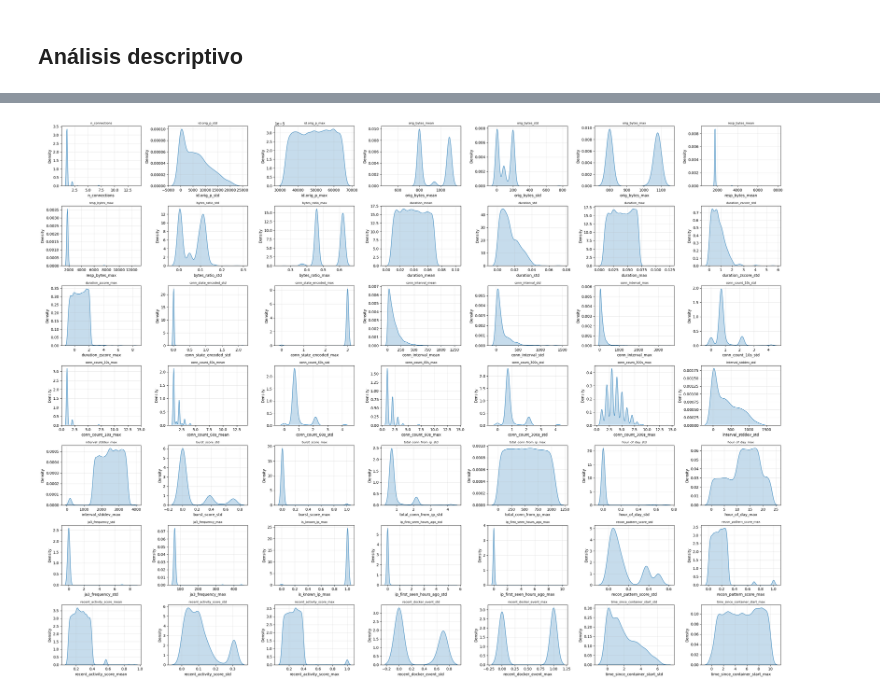
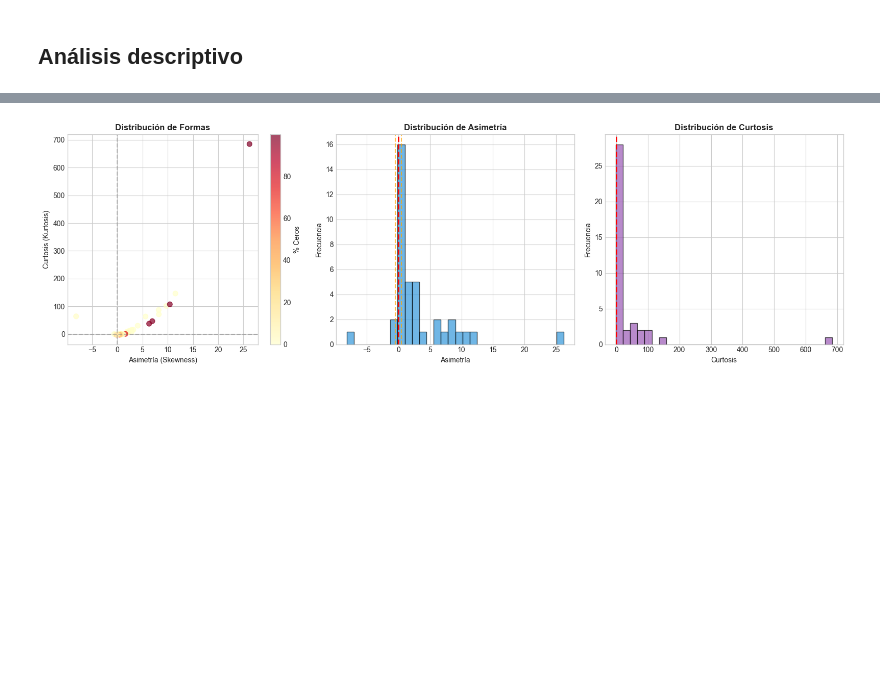
Before and after one commit to Grupo-MACC/ML_for_consul_poisoning, a Jupyter notebook: notebooks/01_eda_gabi.ipynb, the cells around one changed output, grey strips where cells are left out. Saved outputs shown, nothing was run; the diff lists cells and outputs as text; code cells hidden in the pictures; blank space fills up the shorter version.

```diff
--- a/notebooks/01_eda_gabi.ipynb
+++ b/notebooks/01_eda_gabi.ipynb
@@ -263,3 +519,13 @@ Por otro lado, las variables binarias muestran, en general, una tendencia clara
 # %%
-print(is_all_same_list)
+# Eliminar variables constantes
+print("ELIMINACIÓN DE VARIABLES NO INFORMATIVAS")
+print("="*60)
+
+cols_to_remove = constant_vars.copy()
+print(f"\n🗑️ Variables constantes eliminadas ({len(constant_vars)}):")
+for var in constant_vars:
+    print(f"   • {var}")
+
+df_clean = df_eda.drop(columns=[c for c in cols_to_remove if c in df_eda.columns])
+print(f"\n✓ Dataset después de limpieza: {df_clean.shape[1]} columnas")
 # %% [output]
@@ -269,3 +548,0 @@ Durante el análisis exploratorio se identificaron varias columnas cuyos valores
-# %%
-df_clean = df_eda.drop(columns=['id.resp_p_mean', 'id.resp_p_std', 'id.resp_p_max', 'ja3_is_known_mean', 'ja3_is_known_std', 'ja3_is_known_max', 'ja3_behavior_score_mean', 'ja3_behavior_score_std', 'ja3_behavior_score_max', 'unique_ja3_from_ip_mean', 'unique_ja3_from_ip_std', 'unique_ja3_from_ip_max', 'is_known_ip_std', 'id.resp_h_nunique', 'ja3_nunique'])
-df_clean.head()
@@ -361,29 +676,60 @@ df_clean_after_delete.head()
 # %%
-import matplotlib.pyplot as plt
-import seaborn as sns
-import math
+# Análisis de formas de distribución
+distribution_analysis = []
 
-# Seleccionamos solo columnas numéricas
-num_cols = df_clean_after_delete.select_dtypes(include='number').columns
+for col in df_clean_final.select_dtypes(include='number').columns:
+    data = df_clean_final[col].dropna()
+    if len(data) > 0 and data.std() > 0:
+        distribution_analysis.append({
+            'variable': col,
+            'skewness': stats.skew(data),
+            'kurtosis': stats.kurtosis(data),
+            'zero_pct': (data == 0).sum() / len(data) * 100,
+            'mean': data.mean(),
+            'median': data.median(),
+            'std': data.std()
+        })
 
-# Layout 7x7
-n_cols = 7
-n_rows = math.ceil(len(num_cols) / n_cols)
+dist_df = pd.DataFrame(distribution_analysis)
 
-fig, axes = plt.subplots(n_rows, n_cols, figsize=(n_cols*4, n_rows*3))
-axes = axes.flatten()  # para iterar fácilmente
+# Visualización de skewness vs kurtosis
+fig, axes = plt.subplots(1, 3, figsize=(16, 5))
 
-for i, col in enumerate(num_cols):
-    data = df_clean_after_delete[col].dropna()
-    sns.kdeplot(data, ax=axes[i], fill=True)
-    axes[i].set_title(col, fontsize=8)
-    axes[i].grid(alpha=0.3)
+# Scatter plot skewness vs kurtosis
+scatter = axes[0].scatter(dist_df['skewness'], dist_df['kurtosis'],
+                          c=dist_df['zero_pct'], cmap='YlOrRd', s=50, alpha=0.7)
+axes[0].axhline(y=0, color='gray', linestyle='--', alpha=0.5)
+axes[0].axvline(x=0, color='gray', linestyle='--', alpha=0.5)
+axes[0].set_xlabel('Asimetría (Skewness)')
+axes[0].set_ylabel('Curtosis (Kurtosis)')
+axes[0].set_title('Distribución de Formas', fontweight='bold')
+plt.colorbar(scatter, ax=axes[0], label='% Ceros')
 
-# Eliminamos ejes sobrantes si hay menos de n_rows*n_cols columnas
-for j in range(i+1, len(axes)):
-    fig.delaxes(axes[j])
+# Histograma de skewness
+axes[1].hist(dist_df['skewness'], bins=30, color=COLORS['primary'], edgecolor='black', alpha=0.7)
+axes[1].axvline(x=0, color='red', linestyle='--', linewidth=2)
+axes[1].axvline(x=-0.5, color='orange', linestyle='--', alpha=0.7)
+axes[1].axvline(x=0.5, color='orange', linestyle='--', alpha=0.7)
+axes[1].set_xlabel('Asimetría')
+axes[1].set_ylabel('Frecuencia')
+axes[1].set_title('Distribución de Asimetría', fontweight='bold')
+
+# Histograma de curtosis
+axes[2].hist(dist_df['kurtosis'], bins=30, color=COLORS['secondary'], edgecolor='black', alpha=0.7)
+axes[2].axvline(x=0, color='red', linestyle='--', linewidth=2)
+axes[2].set_xlabel('Curtosis')
+axes[2].set_ylabel('Frecuencia')
+axes[2].set_title('Distribución de Curtosis', fontweight='bold')
 
 plt.tight_layout()
 plt.show()
+
+# Clasificación de distribuciones
+print("\n📊 CLASIFICACIÓN DE DISTRIBUCIONES")
+print("="*60)
+print(f"\n• Variables con alta asimetría positiva (>2): {len(dist_df[dist_df['skewness'] > 2])}")
+print(f"• Variables con alta asimetría negativa (<-2): {len(dist_df[dist_df['skewness'] < -2])}")
+print(f"• Variables aproximadamente simétricas (|skew|<0.5): {len(dist_df[abs(dist_df['skewness']) < 0.5])}")
+print(f"• Variables leptocúrticas (kurt>3): {len(dist_df[dist_df['kurtosis'] > 3])}")
 # %% [output]
-[figure, old version]
+[figure, new version]
```
Also changed, not shown: parts of 53 cells of this notebook, 1 other file.
